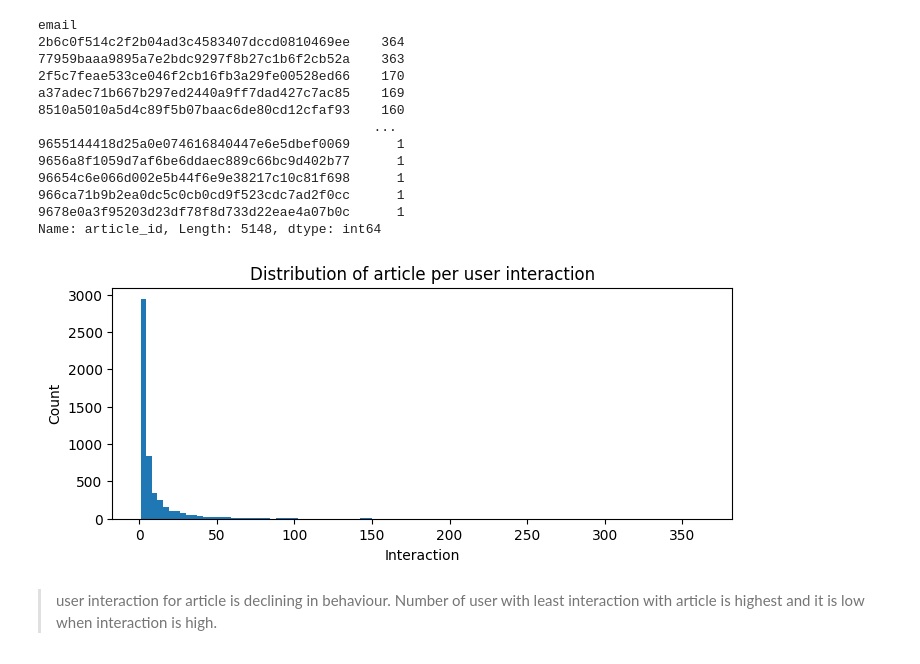
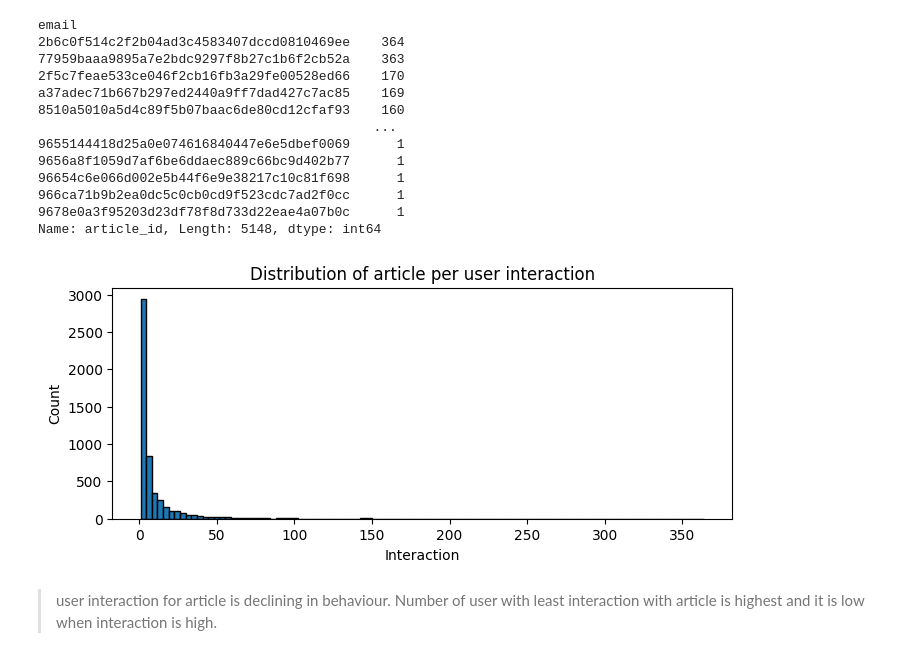
Before and after one commit to Riteshjj98/Recommendation-Engine, a Jupyter notebook: Recommendations_with_IBM.ipynb, the cells around one changed output. Saved outputs shown, nothing was run; the diff lists cells and outputs as text; code cells hidden in the pictures.

```diff
--- a/Recommendations_with_IBM.ipynb
+++ b/Recommendations_with_IBM.ipynb
@@ -118,14 +132,14 @@ Name: article_id, Length: 5148, dtype: int64
 # %%
 # plot a graph to show distribution of how many articles a user interacts with in the dataset
 
 fig, axs = plt.subplots(figsize=(8, 3))
-plt.hist(user_article_interactions.values, bins=100)
+plt.hist(user_article_interactions.values, bins=100, edgecolor='black')
 plt.title('Distribution of article per user interaction')
 plt.xlabel('Interaction')
 plt.ylabel('Count')
 plt.show()
 # %% [output]
-[figure, old version]
+[figure, new version]
 # %% [markdown]
 > user interaction for article is declining in behaviour. Number of user with least interaction with article is highest and it is low when interaction is high.
 # %%
```
Also changed, not shown: parts of 8 cells of this notebook.
